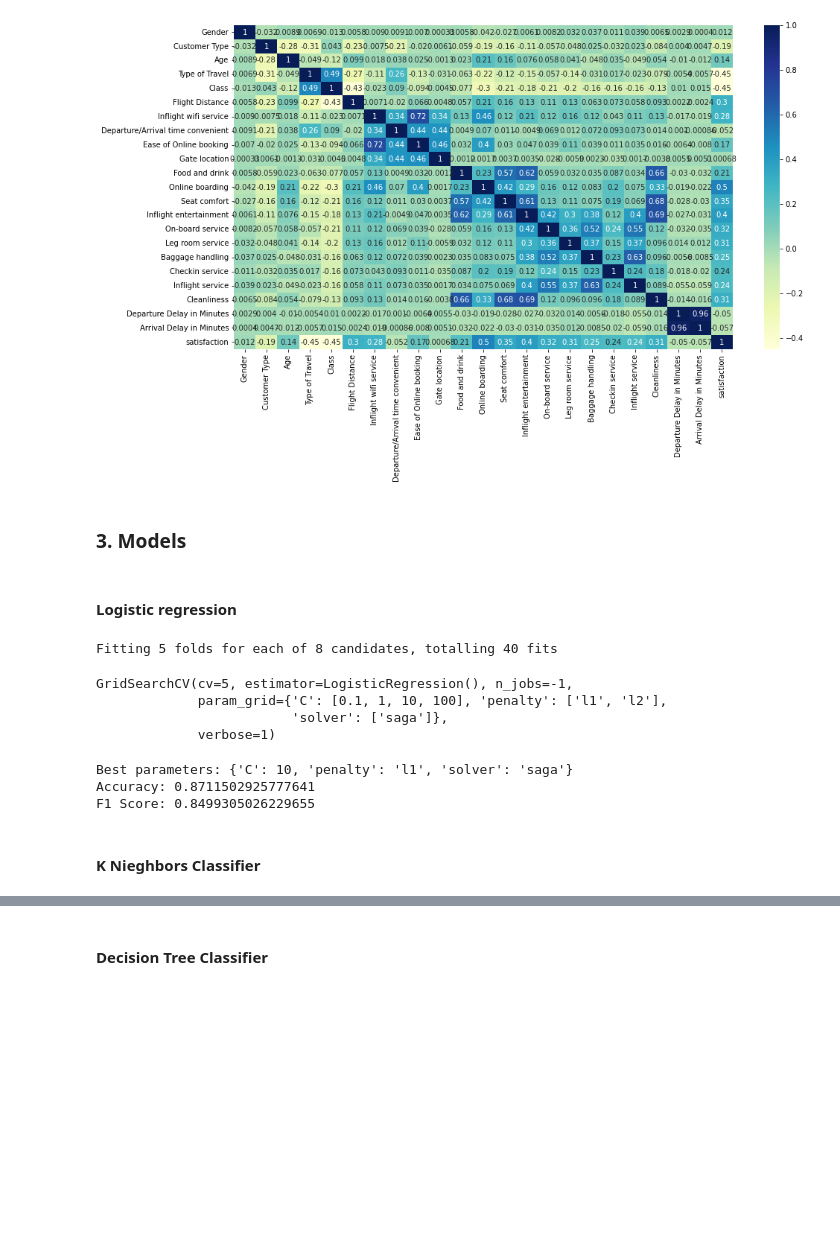
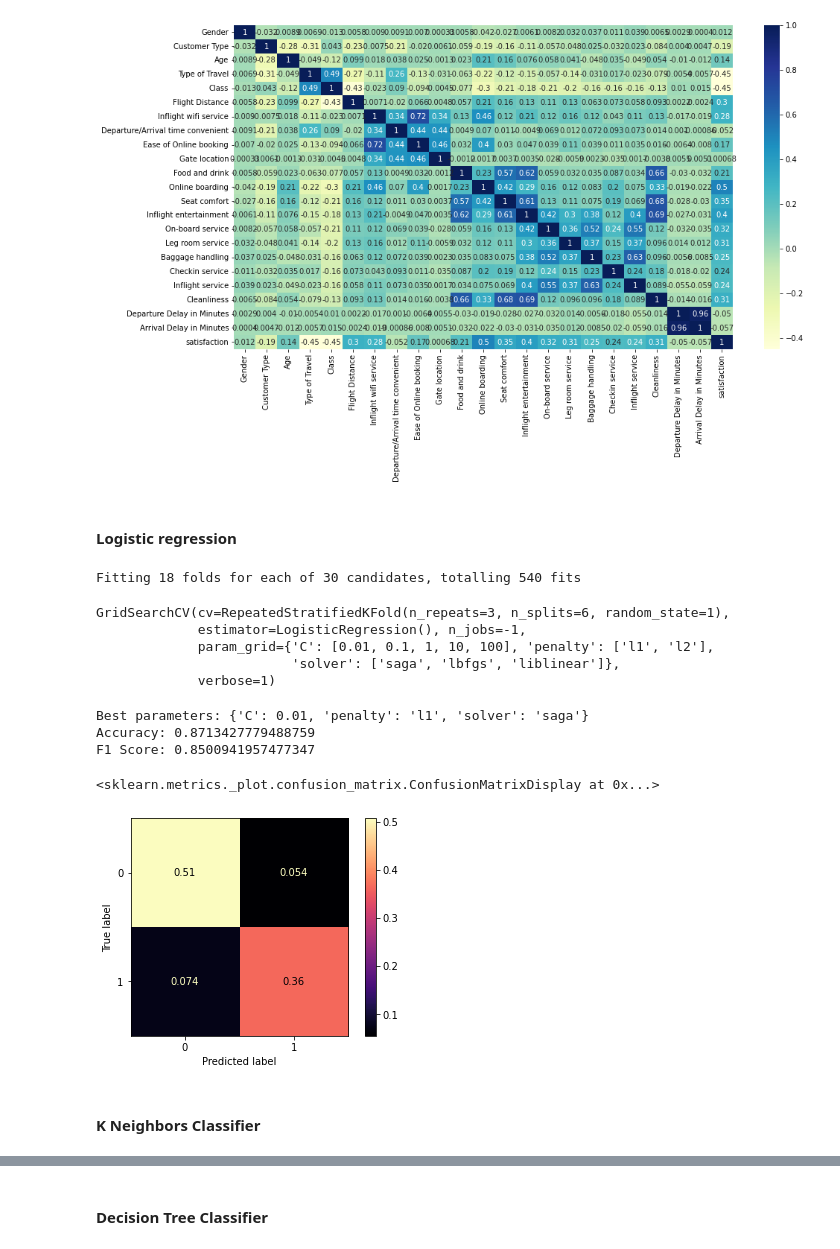
Before and after one commit to Dogecat0/kaggle_projects, a Jupyter notebook: kaggle_airline_passenger_satisfaction/airline_passenger_satisfaction_analysis.ipynb, the cells around one changed output, grey strips where cells are left out. Drawn from its saved outputs; the diff is of its cells as text; code cells hidden in the pictures; blank space fills up the shorter version.

Commit message:
retrain all models with cv selection and add confusion matrix for model validation

```diff
--- a/kaggle_airline_passenger_satisfaction/airline_passenger_satisfaction_analysis.ipynb
+++ b/kaggle_airline_passenger_satisfaction/airline_passenger_satisfaction_analysis.ipynb
@@ -326,3 +331,23 @@ test
+# %%
+# Get train and test data
+features = ['Gender', 'Customer Type', 'Age', 'Type of Travel', 'Class',
+       'Flight Distance', 'Inflight wifi service',
+       'Departure/Arrival time convenient', 'Ease of Online booking',
+       'Gate location', 'Food and drink', 'Online boarding', 'Seat comfort',
+       'Inflight entertainment', 'On-board service', 'Leg room service',
+       'Baggage handling', 'Checkin service', 'Inflight service',
+       'Cleanliness', 'Departure Delay in Minutes', 'Arrival Delay in Minutes']
+target = ['satisfaction']
+
+X_train = train[features]
+X_test = test[features].to_numpy()
+y_train = train[target]
+y_test = test[target].to_numpy()
+
+# Normalize data
+scaler = StandardScaler()
+X_train = scaler.fit_transform(X_train)
+X_test = scaler.fit_transform(X_test)
 # %%
 plt.figure(figsize=(15,8))
 sns.heatmap(train.corr(), annot=True, cmap="YlGnBu")
@@ -352,30 +357,33 @@ x_test = scaler.fit_transform(x_test)
-# %% [markdown]
-### **3. Models**
 # %% [markdown]
 #### Logistic regression
 # %%
 lr = LogisticRegression()
 param_grid = { 'penalty':['l1','l2'],
-               'C': [0.1, 1, 10, 100],
-               'solver': ['saga']}
-clf = GridSearchCV(lr, param_grid=param_grid, cv=5, verbose=1, n_jobs=-1)
-clf.fit(x_train, y_train.values.ravel())
+               'C': [0.01, 0.1, 1, 10, 100],
+               'solver': ['saga', 'lbfgs', 'liblinear']}
+cv = RepeatedStratifiedKFold(n_splits=6, n_repeats=3, random_state=1)
+clf = GridSearchCV(lr, param_grid=param_grid, cv=cv, verbose=1, n_jobs=-1)
+clf.fit(X_train, y_train.values.ravel())
 # %% [output]
-Fitting 5 folds for each of 8 candidates, totalling 40 fits
+Fitting 18 folds for each of 30 candidates, totalling 540 fits
-GridSearchCV(cv=5, estimator=LogisticRegression(), n_jobs=-1,
-             param_grid={'C': [0.1, 1, 10, 100], 'penalty': ['l1', 'l2'],
-                         'solver': ['saga']},
+GridSearchCV(cv=RepeatedStratifiedKFold(n_repeats=3, n_splits=6, random_state=1),
+             estimator=LogisticRegression(), n_jobs=-1,
+             param_grid={'C': [0.01, 0.1, 1, 10, 100], 'penalty': ['l1', 'l2'],
+                         'solver': ['saga', 'lbfgs', 'liblinear']},
              verbose=1)
 # %%
 print('Best parameters:', clf.best_params_)
-print('Accuracy:', metrics.accuracy_score(y_test, clf.predict(x_test)))
-print('F1 Score:', metrics.f1_score(y_test, clf.predict(x_test)))
+print('Accuracy:', metrics.accuracy_score(y_test, clf.predict(X_test)))
+print('F1 Score:', metrics.f1_score(y_test, clf.predict(X_test)))
+metrics.plot_confusion_matrix(clf, X_test, y_test,cmap=plt.cm.magma, normalize = 'all')
 # %% [output]
-Best parameters: {'C': 10, 'penalty': 'l1', 'solver': 'saga'}
-Accuracy: 0.8711502925777641
-F1 Score: 0.8499305026229655
+Best parameters: {'C': 0.01, 'penalty': 'l1', 'solver': 'saga'}
+Accuracy: 0.8713427779488759
+F1 Score: 0.8500941957477347
+<sklearn.metrics._plot.confusion_matrix.ConfusionMatrixDisplay at 0x...>
+[figure, added]
 # %% [markdown]
-#### K Nieghbors Classifier
+#### K Neighbors Classifier
 # %%
 # model with gridsearch
 knn = KNeighborsClassifier()
```
Also changed, not shown: parts of 15 cells of this notebook, 1 other file.
